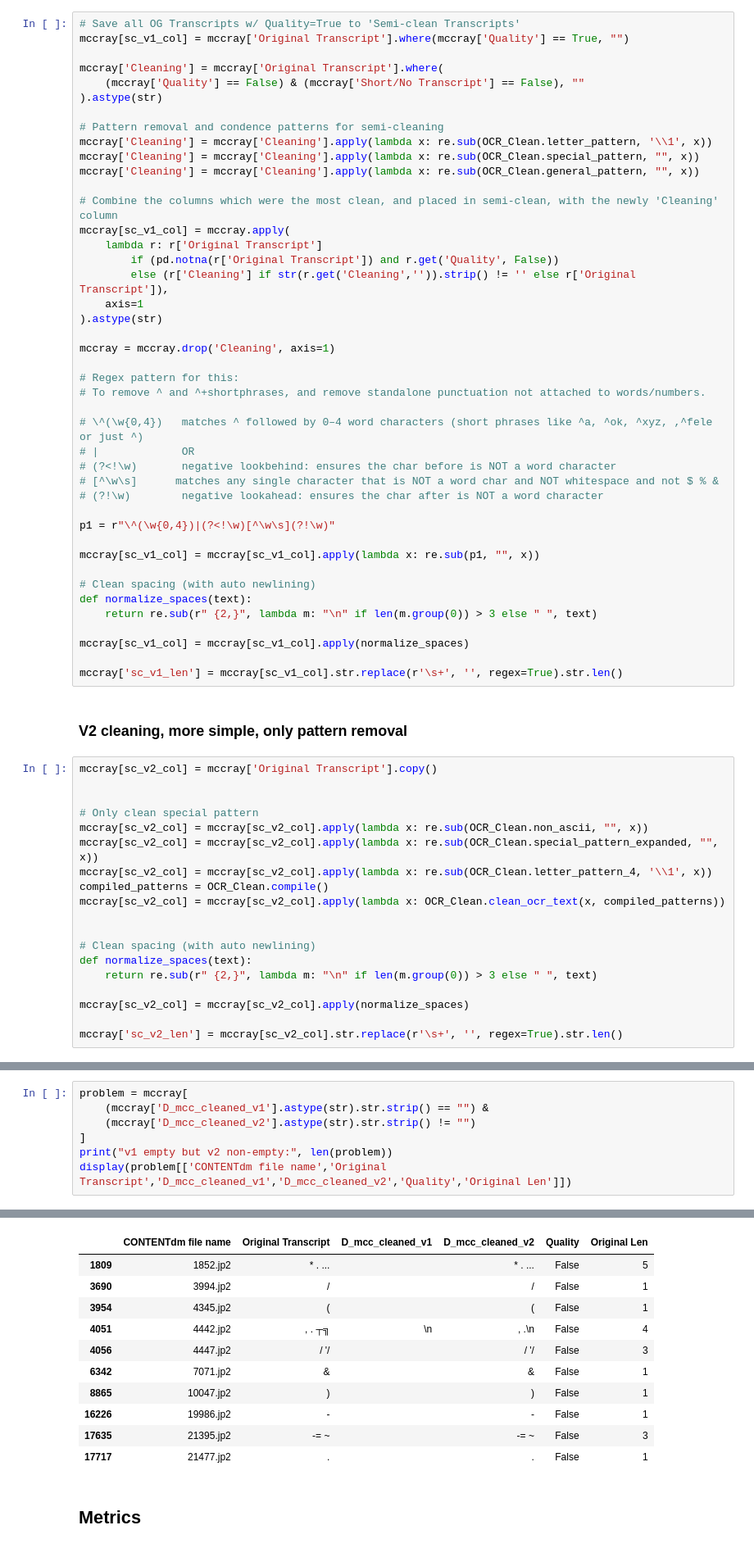
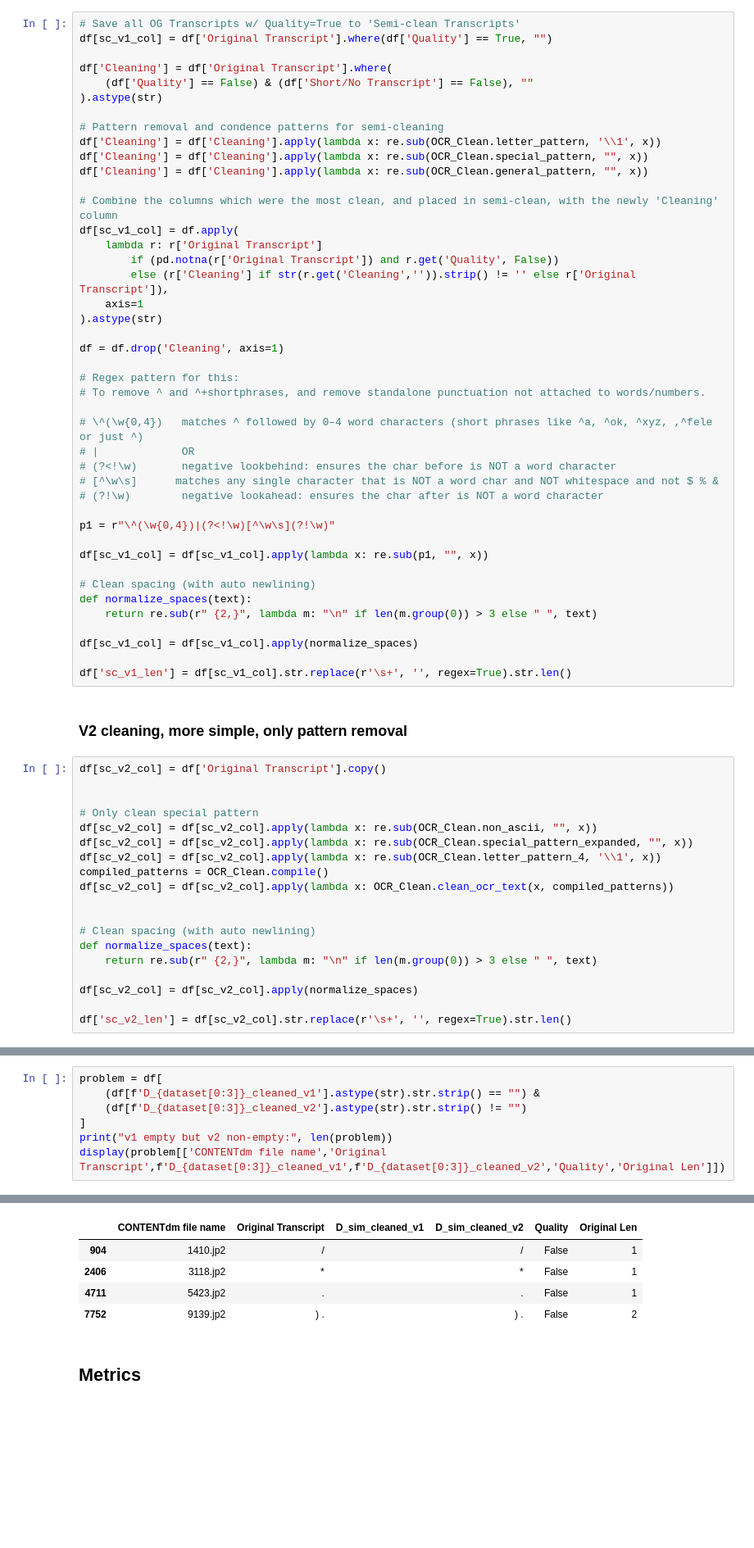
Before and after one commit to UofSCLibraries-DRS/AspireAI_LLM_Project, a Jupyter notebook: data_handling/cleaning-v1-v2.ipynb, the cells around one changed output, grey strips where cells are left out. Shown: that part at 82% size. Drawn from its saved outputs; the diff is of its cells as text; blank space fills up the shorter version.

```diff
--- a/data_handling/cleaning-v1-v2.ipynb
+++ b/data_handling/cleaning-v1-v2.ipynb
@@ -152,26 +157,26 @@ sc_v2_col = 'D_mcc_cleaned_v2'
 #### V1 cleaning first
 # %%
 # Save all OG Transcripts w/ Quality=True to 'Semi-clean Transcripts'
-mccray[sc_v1_col] = mccray['Original Transcript'].where(mccray['Quality'] == True, "")
+df[sc_v1_col] = df['Original Transcript'].where(df['Quality'] == True, "")
 
-mccray['Cleaning'] = mccray['Original Transcript'].where(
-	(mccray['Quality'] == False) & (mccray['Short/No Transcript'] == False), ""
+df['Cleaning'] = df['Original Transcript'].where(
+	(df['Quality'] == False) & (df['Short/No Transcript'] == False), ""
 ).astype(str)
 
 # Pattern removal and condence patterns for semi-cleaning
-mccray['Cleaning'] = mccray['Cleaning'].apply(lambda x: re.sub(OCR_Clean.letter_pattern, '\\1', x))
-mccray['Cleaning'] = mccray['Cleaning'].apply(lambda x: re.sub(OCR_Clean.special_pattern, "", x))
-mccray['Cleaning'] = mccray['Cleaning'].apply(lambda x: re.sub(OCR_Clean.general_pattern, "", x))
+df['Cleaning'] = df['Cleaning'].apply(lambda x: re.sub(OCR_Clean.letter_pattern, '\\1', x))
+df['Cleaning'] = df['Cleaning'].apply(lambda x: re.sub(OCR_Clean.special_pattern, "", x))
+df['Cleaning'] = df['Cleaning'].apply(lambda x: re.sub(OCR_Clean.general_pattern, "", x))
 
 # Combine the columns which were the most clean, and placed in semi-clean, with the newly 'Cleaning' column
-mccray[sc_v1_col] = mccray.apply(
+df[sc_v1_col] = df.apply(
     lambda r: r['Original Transcript']
         if (pd.notna(r['Original Transcript']) and r.get('Quality', False))
         else (r['Cleaning'] if str(r.get('Cleaning','')).strip() != '' else r['Original Transcript']),
     axis=1
 ).astype(str)
 
-mccray = mccray.drop('Cleaning', axis=1)
+df = df.drop('Cleaning', axis=1)
 
 # Regex pattern for this:
 # To remove ^ and ^+shortphrases, and remove standalone punctuation not attached to words/numbers.
@@ -184,35 +189,35 @@ mccray = mccray.drop('Cleaning', axis=1)
 
 p1 = r"\^(\w{0,4})|(?<!\w)[^\w\s](?!\w)"
 
-mccray[sc_v1_col] = mccray[sc_v1_col].apply(lambda x: re.sub(p1, "", x))
+df[sc_v1_col] = df[sc_v1_col].apply(lambda x: re.sub(p1, "", x))
 
 # Clean spacing (with auto newlining)
 def normalize_spaces(text):
 	return re.sub(r" {2,}", lambda m: "\n" if len(m.group(0)) > 3 else " ", text)
 
-mccray[sc_v1_col] = mccray[sc_v1_col].apply(normalize_spaces)
+df[sc_v1_col] = df[sc_v1_col].apply(normalize_spaces)
 
-mccray['sc_v1_len'] = mccray[sc_v1_col].str.replace(r'\s+', '', regex=True).str.len()
+df['sc_v1_len'] = df[sc_v1_col].str.replace(r'\s+', '', regex=True).str.len()
 # %% [markdown]
 ### V2 cleaning, more simple, only pattern removal
 # %%
-mccray[sc_v2_col] = mccray['Original Transcript'].copy()
+df[sc_v2_col] = df['Original Transcript'].copy()
 
 
 # Only clean special pattern
-mccray[sc_v2_col] = mccray[sc_v2_col].apply(lambda x: re.sub(OCR_Clean.non_ascii, "", x))
-mccray[sc_v2_col] = mccray[sc_v2_col].apply(lambda x: re.sub(OCR_Clean.special_pattern_expanded, "", x))
-mccray[sc_v2_col] = mccray[sc_v2_col].apply(lambda x: re.sub(OCR_Clean.letter_pattern_4, '\\1', x))
+df[sc_v2_col] = df[sc_v2_col].apply(lambda x: re.sub(OCR_Clean.non_ascii, "", x))
+df[sc_v2_col] = df[sc_v2_col].apply(lambda x: re.sub(OCR_Clean.special_pattern_expanded, "", x))
+df[sc_v2_col] = df[sc_v2_col].apply(lambda x: re.sub(OCR_Clean.letter_pattern_4, '\\1', x))
 compiled_patterns = OCR_Clean.compile()
-mccray[sc_v2_col] = mccray[sc_v2_col].apply(lambda x: OCR_Clean.clean_ocr_text(x, compiled_patterns))
+df[sc_v2_col] = df[sc_v2_col].apply(lambda x: OCR_Clean.clean_ocr_text(x, compiled_patterns))
 
 
 # Clean spacing (with auto newlining)
 def normalize_spaces(text):
     return re.sub(r" {2,}", lambda m: "\n" if len(m.group(0)) > 3 else " ", text)
 
-mccray[sc_v2_col] = mccray[sc_v2_col].apply(normalize_spaces)
+df[sc_v2_col] = df[sc_v2_col].apply(normalize_spaces)
 
-mccray['sc_v2_len'] = mccray[sc_v2_col].str.replace(r'\s+', '', regex=True).str.len()
+df['sc_v2_len'] = df[sc_v2_col].str.replace(r'\s+', '', regex=True).str.len()
 # %%
 
@@ -258,8 +250,8 @@ mccray
 # %%
-problem = mccray[
-    (mccray['D_mcc_cleaned_v1'].astype(str).str.strip() == "") &
-    (mccray['D_mcc_cleaned_v2'].astype(str).str.strip() != "")
+problem = df[
+    (df[f'D_{dataset[0:3]}_cleaned_v1'].astype(str).str.strip() == "") &
+    (df[f'D_{dataset[0:3]}_cleaned_v2'].astype(str).str.strip() != "")
 ]
 print("v1 empty but v2 non-empty:", len(problem))
-display(problem[['CONTENTdm file name','Original Transcript','D_mcc_cleaned_v1','D_mcc_cleaned_v2','Quality','Original Len']])
+display(problem[['CONTENTdm file name','Original Transcript',f'D_{dataset[0:3]}_cleaned_v1',f'D_{dataset[0:3]}_cleaned_v2','Quality','Original Len']])
 # %% [output]
@@ -267,14 +259,8 @@ v1 empty but v2 non-empty: 10
-|  | CONTENTdm file name | Original Transcript | D_mcc_cleaned_v1 | D_mcc_cleaned_v2 | Quality | Original Len |
-| 1809 | 1852.jp2 | * . ... |  | * . ... | False | 5 |
-| 3690 | 3994.jp2 | / |  | / | False | 1 |
-| 3954 | 4345.jp2 | ( |  | ( | False | 1 |
-| 4051 | 4442.jp2 | , . ┬╗ | \n | , .\n | False | 4 |
-| 4056 | 4447.jp2 | / '/ |  | / '/ | False | 3 |
-| 6342 | 7071.jp2 | & |  | & | False | 1 |
-| 8865 | 10047.jp2 | ) |  | ) | False | 1 |
-| 16226 | 19986.jp2 | - |  | - | False | 1 |
-| 17635 | 21395.jp2 | -= ~ |  | -= ~ | False | 3 |
-| 17717 | 21477.jp2 | . |  | . | False | 1 |
+|  | CONTENTdm file name | Original Transcript | D_sim_cleaned_v1 | D_sim_cleaned_v2 | Quality | Original Len |
+| 904 | 1410.jp2 | / |  | / | False | 1 |
+| 2406 | 3118.jp2 | * |  | * | False | 1 |
+| 4711 | 5423.jp2 | . |  | . | False | 1 |
+| 7752 | 9139.jp2 | ) . |  | ) . | False | 2 |
 # %% [markdown]
 ## Metrics
 # %%
```
Also changed, not shown: parts of 9 cells of this notebook, 8 other files.
